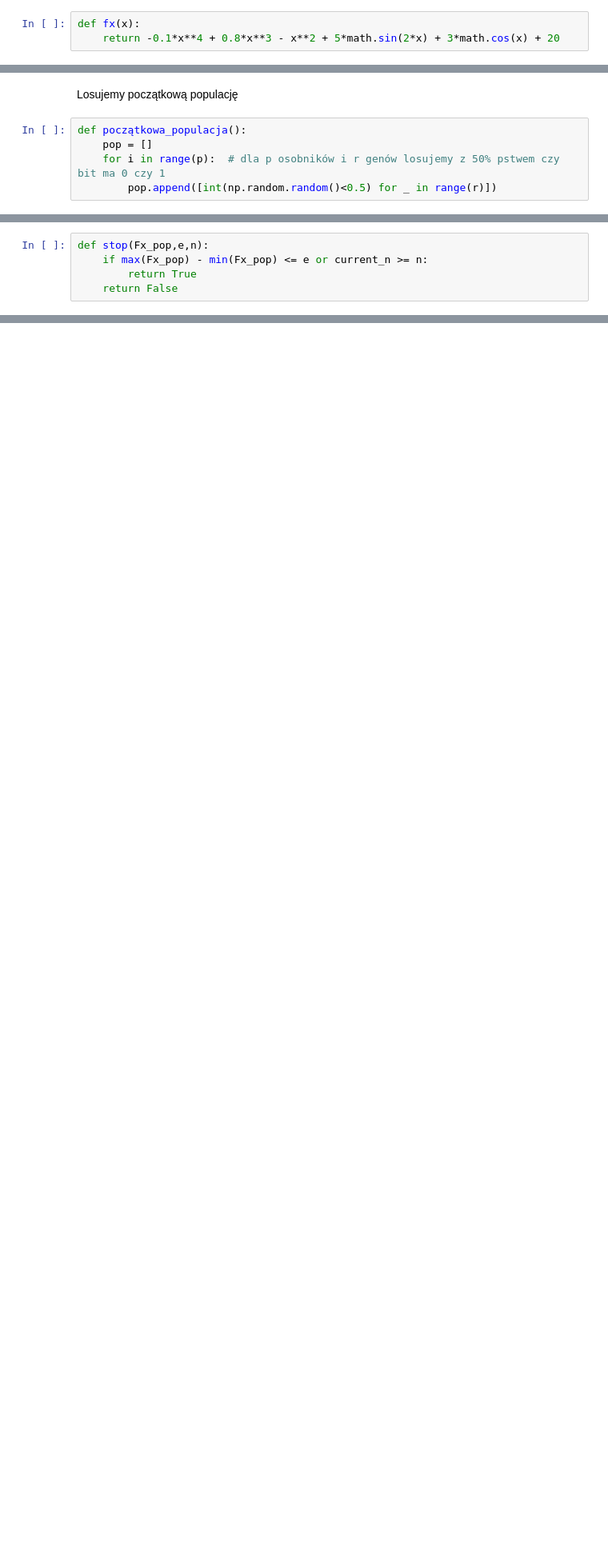
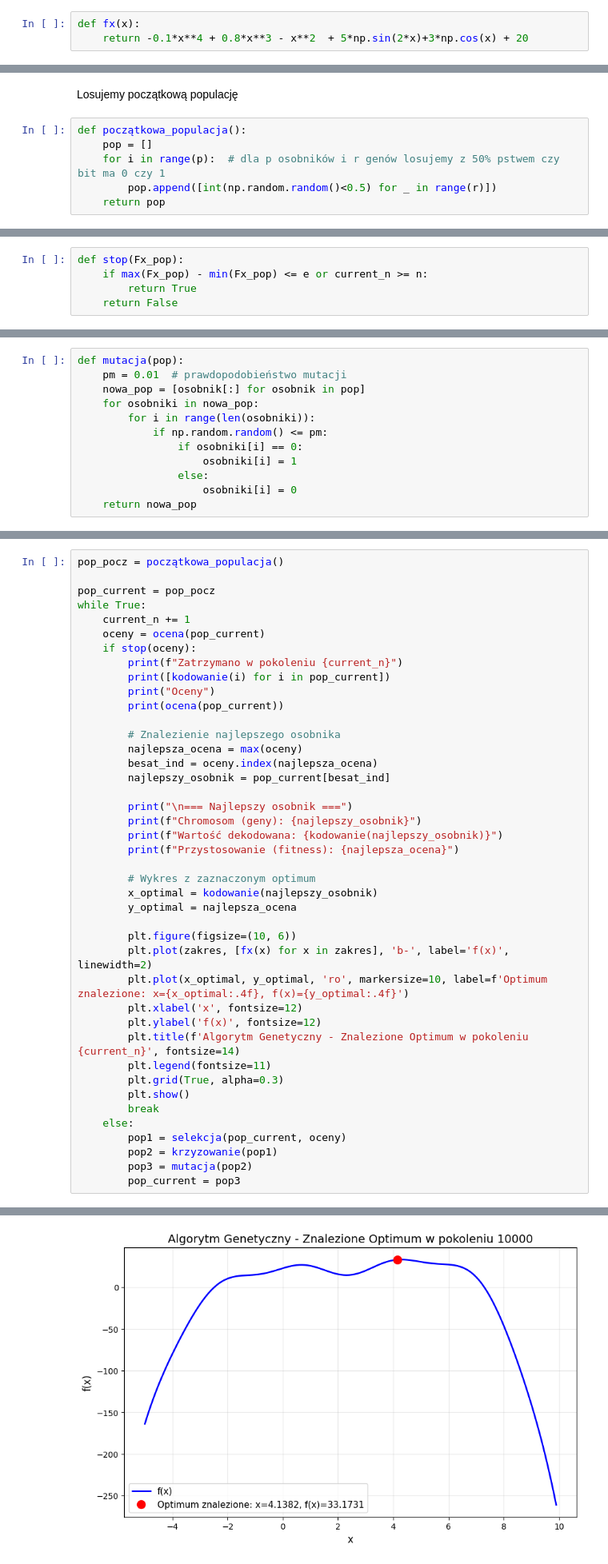
Before and after one commit to Piotr-Wojdas/Semestr-5, a Jupyter notebook: AI laby/lista 4/lista4.ipynb, the cells around one changed output, grey strips where cells are left out. Shown at 80% size. Drawn from its saved outputs; the diff is of its cells as text; blank space fills up the shorter version.

```diff
--- a/AI laby/lista 4/lista4.ipynb
+++ b/AI laby/lista 4/lista4.ipynb
@@ -8,7 +8,7 @@ import math
 Funkcja którą chcemy maksymalizować: f(x) = -0.1*x^4 + 0.8*x^3 - x^2 + 5*sin(2*x) + 3*cos(x) + 20
 # %%
 def fx(x):
-    return -0.1*x**4 + 0.8*x**3 - x**2 + 5*math.sin(2*x) + 3*math.cos(x) + 20
+    return -0.1*x**4 + 0.8*x**3 - x**2  + 5*np.sin(2*x)+3*np.cos(x) + 20
 # %% [markdown]
 Wyświetlmy wykres
 # %%
@@ -42,4 +49,5 @@ def początkowa_populacja():
     pop = []
     for i in range(p):  # dla p osobników i r genów losujemy z 50% pstwem czy bit ma 0 czy 1
         pop.append([int(np.random.random()<0.5) for _ in range(r)])
+    return pop
 # %% [markdown]
@@ -57,7 +69,7 @@ Warunek stopu: zatrzymujemy algorytm jeśli
 1. liczba pokoleń przekroczy ustaloną wartość
 2. różnica ocen w populacji jest wystarczająco mała
 # %%
-def stop(Fx_pop,e,n):
+def stop(Fx_pop):
     if max(Fx_pop) - min(Fx_pop) <= e or current_n >= n:
         return True
     return False
@@ -63,0 +136,12 @@ def stop(Fx_pop,e,n):
+# %%
+def mutacja(pop):
+    pm = 0.01  # prawdopodobieństwo mutacji
+    nowa_pop = [osobnik[:] for osobnik in pop]
+    for osobniki in nowa_pop:
+        for i in range(len(osobniki)):
+            if np.random.random() <= pm:
+                if osobniki[i] == 0:
+                    osobniki[i] = 1
+                else:
+                    osobniki[i] = 0
+    return nowa_pop
@@ -63,0 +150,43 @@ def stop(Fx_pop,e,n):
+# %%
+pop_pocz = początkowa_populacja()
+
+pop_current = pop_pocz
+while True:
+    current_n += 1
+    oceny = ocena(pop_current)
+    if stop(oceny):
+        print(f"Zatrzymano w pokoleniu {current_n}")
+        print([kodowanie(i) for i in pop_current])
+        print("Oceny")
+        print(ocena(pop_current))
+
+        # Znalezienie najlepszego osobnika
+        najlepsza_ocena = max(oceny)
+        besat_ind = oceny.index(najlepsza_ocena)
+        najlepszy_osobnik = pop_current[besat_ind]
+
+        print("\n=== Najlepszy osobnik ===")
+        print(f"Chromosom (geny): {najlepszy_osobnik}")
+        print(f"Wartość dekodowana: {kodowanie(najlepszy_osobnik)}")
+        print(f"Przystosowanie (fitness): {najlepsza_ocena}")
+
+        # Wykres z zaznaczonym optimum
+        x_optimal = kodowanie(najlepszy_osobnik)
+        y_optimal = najlepsza_ocena
+
+        plt.figure(figsize=(10, 6))
+        plt.plot(zakres, [fx(x) for x in zakres], 'b-', label='f(x)', linewidth=2)
+        plt.plot(x_optimal, y_optimal, 'ro', markersize=10, label=f'Optimum znalezione: x={x_optimal:.4f}, f(x)={y_optimal:.4f}')
+        plt.xlabel('x', fontsize=12)
+        plt.ylabel('f(x)', fontsize=12)
+        plt.title(f'Algorytm Genetyczny - Znalezione Optimum w pokoleniu {current_n}', fontsize=14)
+        plt.legend(fontsize=11)
+        plt.grid(True, alpha=0.3)
+        plt.show()
+        break
+    else:
+        pop1 = selekcja(pop_current, oceny)
+        pop2 = krzyzowanie(pop1)
+        pop3 = mutacja(pop2)
+        pop_current = pop3
+# %% [output]
@@ -63,0 +202 @@ def stop(Fx_pop,e,n):
+[figure, added]
```
Also changed, not shown: parts of 12 cells of this notebook, 1 other file.
